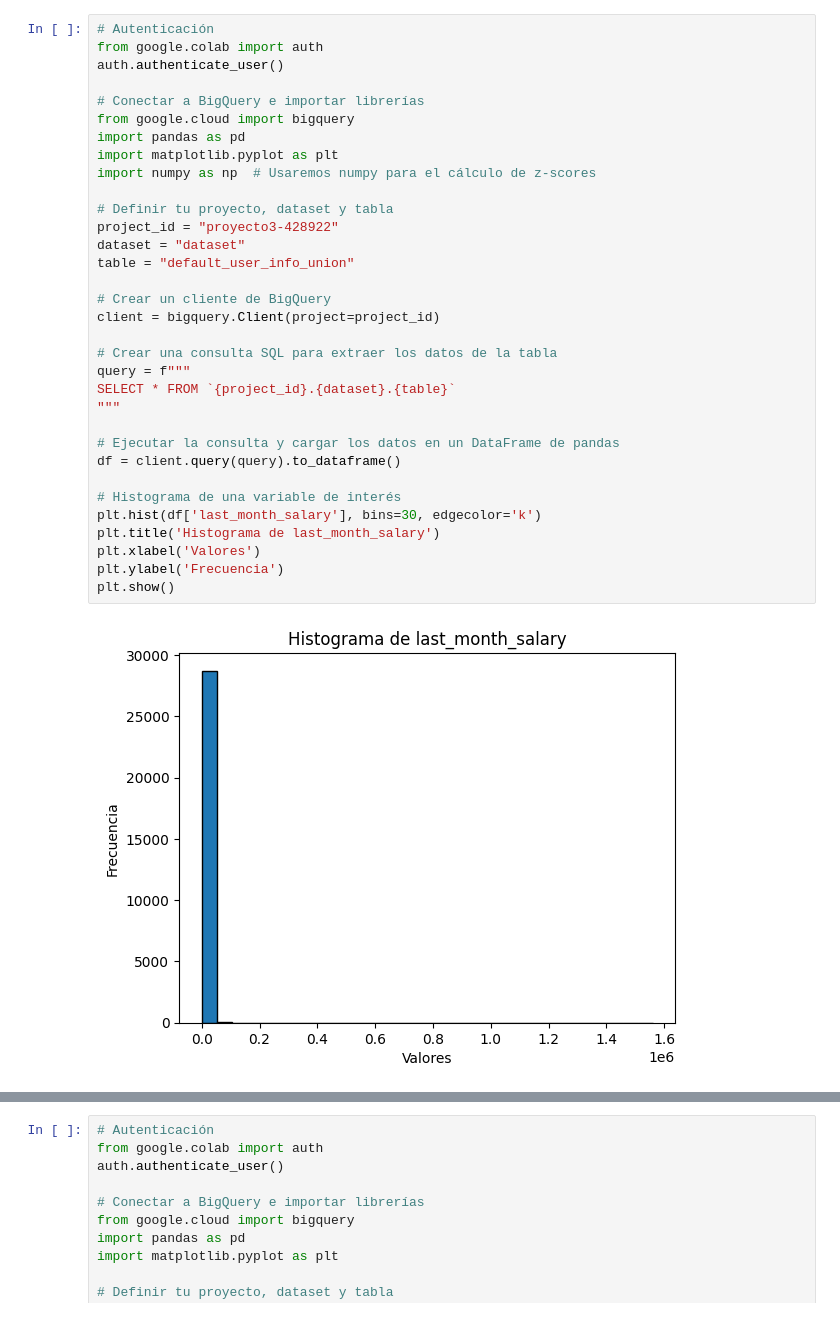
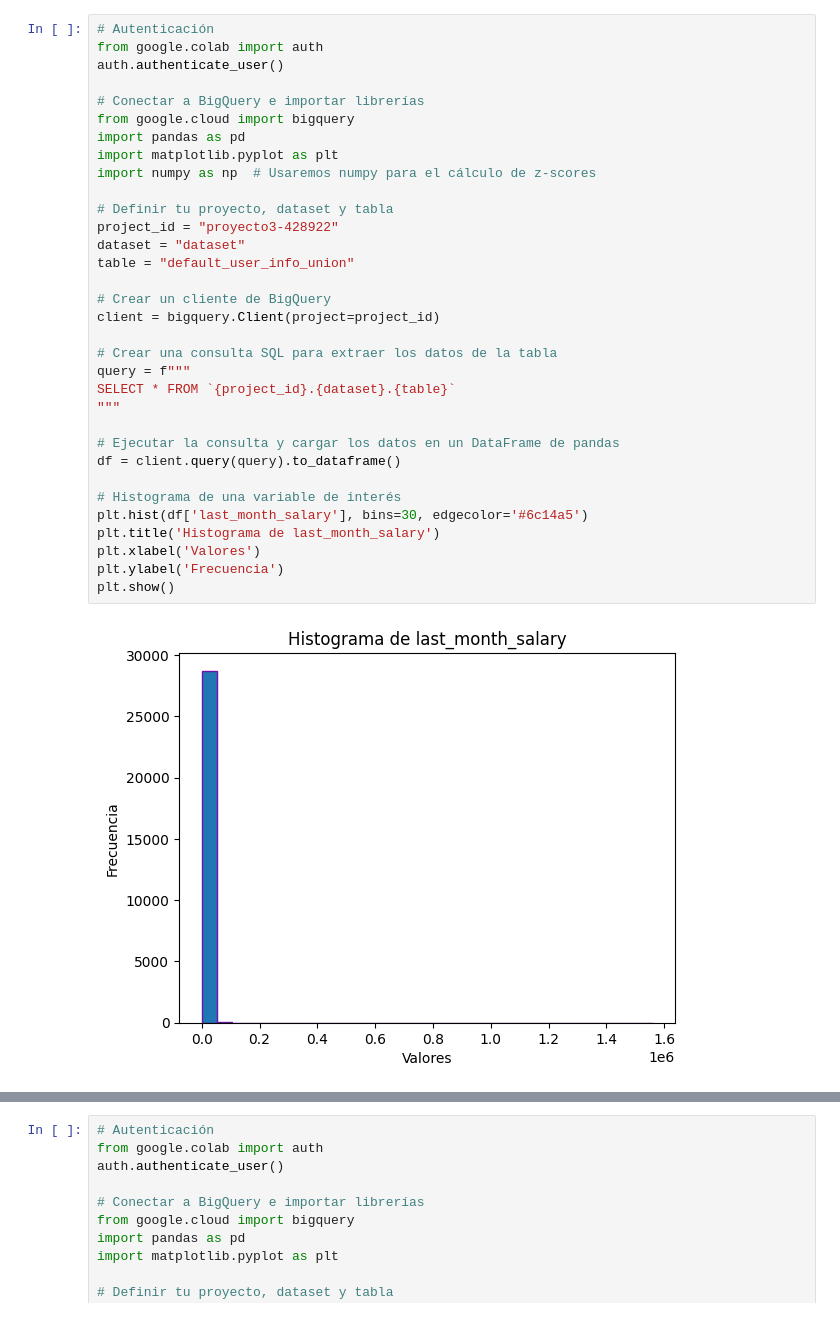
Before and after one commit to VeronicaDomR/Proyecto_Riesgo_relativo, a Jupyter notebook: Proyecto3.ipynb, the cells around one changed output, grey strips where cells are left out. Saved outputs shown, nothing was run; the diff lists cells and outputs as text.

```diff
--- a/Proyecto3.ipynb
+++ b/Proyecto3.ipynb
@@ -123,35 +128,35 @@ from google.colab import auth
 auth.authenticate_user()
 
 # Conectar a BigQuery e importar librerías
 from google.cloud import bigquery
 import pandas as pd
 import matplotlib.pyplot as plt
 import numpy as np  # Usaremos numpy para el cálculo de z-scores
 
 # Definir tu proyecto, dataset y tabla
 project_id = "proyecto3-428922"
 dataset = "dataset"
 table = "default_user_info_union"
 
 # Crear un cliente de BigQuery
 client = bigquery.Client(project=project_id)
 
 # Crear una consulta SQL para extraer los datos de la tabla
 query = f"""
 SELECT * FROM `{project_id}.{dataset}.{table}`
 """
 
 # Ejecutar la consulta y cargar los datos en un DataFrame de pandas
 df = client.query(query).to_dataframe()
 
 # Histograma de una variable de interés
-plt.hist(df['last_month_salary'], bins=30, edgecolor='k')
+plt.hist(df['last_month_salary'], bins=30, edgecolor='#6c14a5')
 plt.title('Histograma de last_month_salary')
 plt.xlabel('Valores')
 plt.ylabel('Frecuencia')
 plt.show()
 # %% [output]
-[figure, old version]
+[figure, new version]
 # %%
 # Autenticación
 from google.colab import auth
```
Also changed, not shown: parts of 12 cells of this notebook.
